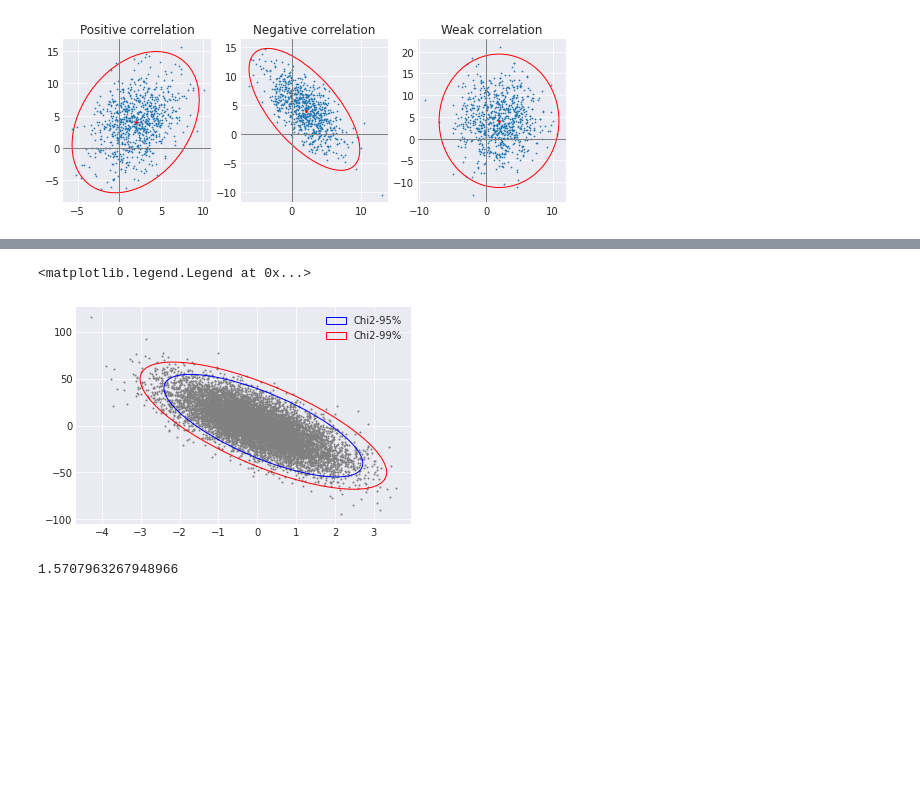
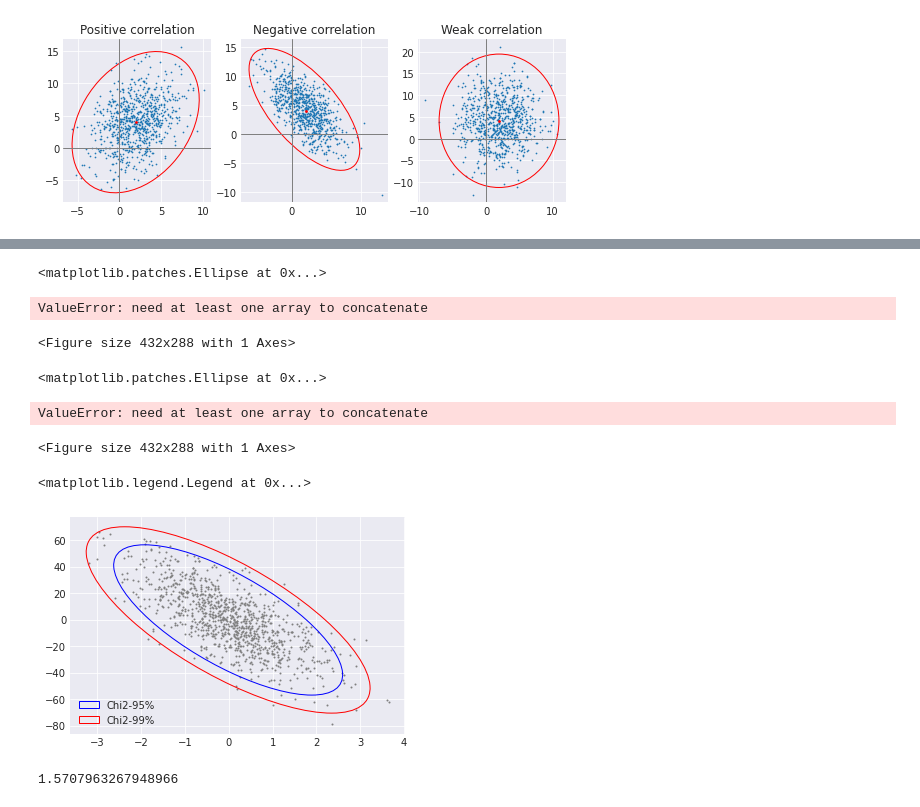
Before and after one commit to ViskaWei/LV, a Jupyter notebook: nb/dnn.ipynb, the cells around one changed output, grey strips where cells are left out. Drawn from its saved outputs; the diff is of its cells as text; code cells hidden in the pictures; blank space fills up the shorter version.

```diff
--- a/nb/dnn.ipynb
+++ b/nb/dnn.ipynb
@@ -207,4 +207,4 @@ plt.show()
 # %%
 dependency= [[1, -2],[0.3, 1]]
 mu=(0,0)
-x, y = get_correlated_dataset(10000, dependency, mu, (1,10))
+x, y = get_correlated_dataset(1000, dependency, mu, (1,10))
@@ -230,0 +247,8 @@ def get_chi2(x,y):
+# %%
+x0,x1=x.mean(0), x.std(0)
+y0,y1=y.mean(0), y.std(0)
+# _, s, v = np.linalg.svd(np.cov(x-x0,y-y0))
+_, s, v = np.linalg.svd(np.cov(x,y))
+s05 = s**0.5
+radian =np.arctan(v[0][1] / v[0][0])
+degree = radian / np.pi * 180
@@ -231,24 +284,46 @@ def get_chi2(x,y):
+# %%
+f, ax = plt.subplots()
+df=2
+ax.scatter(x,y,s=1,c='gray')
+e = get_ellipse(95, "r")
+ax.add_patch(e)
+# %% [output]
+<matplotlib.patches.Ellipse at 0x...>
+ValueError: need at least one array to concatenate
+<Figure size 432x288 with 1 Axes>
+# %%
+plt.scatter(x,y,s=1,c='gray')
+ax=plt.gca()
+e95=get_ellipse(95, "r", ax)
+e90=get_ellipse(90, "g", ax)
+ax.add_patch(e95)
+ax.add_patch(e90)
+# %% [output]
+<matplotlib.patches.Ellipse at 0x...>
+ValueError: need at least one array to concatenate
+<Figure size 432x288 with 1 Axes>
 # %%
 plt.scatter(x,y,s=1,c='gray')
 ax=plt.gca()
 # chi2=np.sqrt(5.991)
 chi99=np.sqrt(9.21)
 chi95=np.sqrt(5.99)
 # chi2=100
+e99 = Ellipse(xy=(x0, y0),width= 2* s05[0], height= 2*s05[1], facecolor="none",edgecolor="r",label="Chi2-99%")
 e99 = Ellipse(xy=(x0, y0),width= 2* s05[0]*chi99, height= 2*s05[1]*chi99, facecolor="none",edgecolor="r",label="Chi2-99%")
 e95 = Ellipse(xy=(x0, y0),width= 2* s05[0]*chi95, height= 2*s05[1]*chi95, facecolor="none",edgecolor="b", label="Chi2-95%")
 angle =np.arctan(v[0][1] / v[0][0])
 transf = transforms.Affine2D().rotate_deg(angle/np.pi*180)
 e99.set_transform(transf + ax.transData)
 e95.set_transform(transf + ax.transData)
 
 ax.add_patch(e95)
 ax.add_patch(e99)
 ax.legend()
 # plt.axis('equal')
 # %% [output]
 <matplotlib.legend.Legend at 0x...>
-[figure, old version]
+[figure, new version]
 # %%
 np.pi/2
 # %% [output]
```
Also changed, not shown: parts of 13 cells of this notebook, 1 other file.
